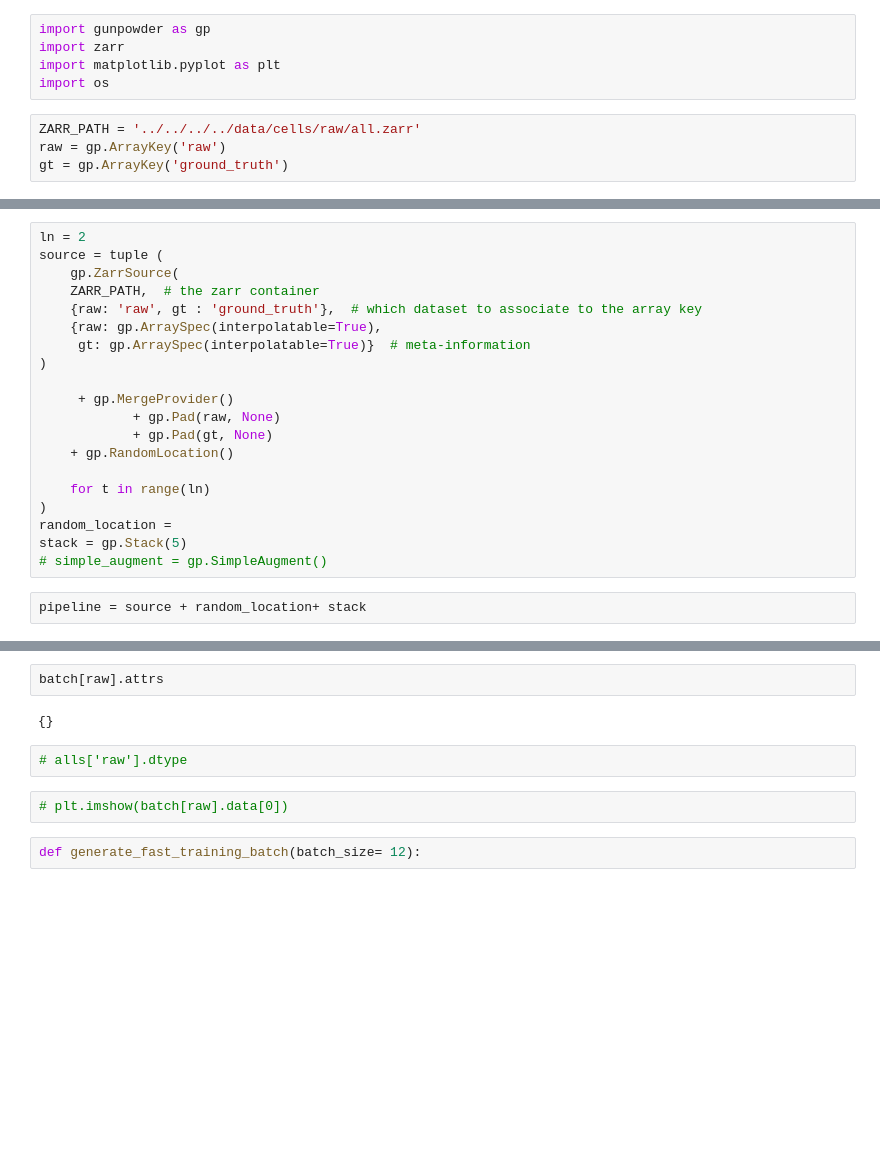
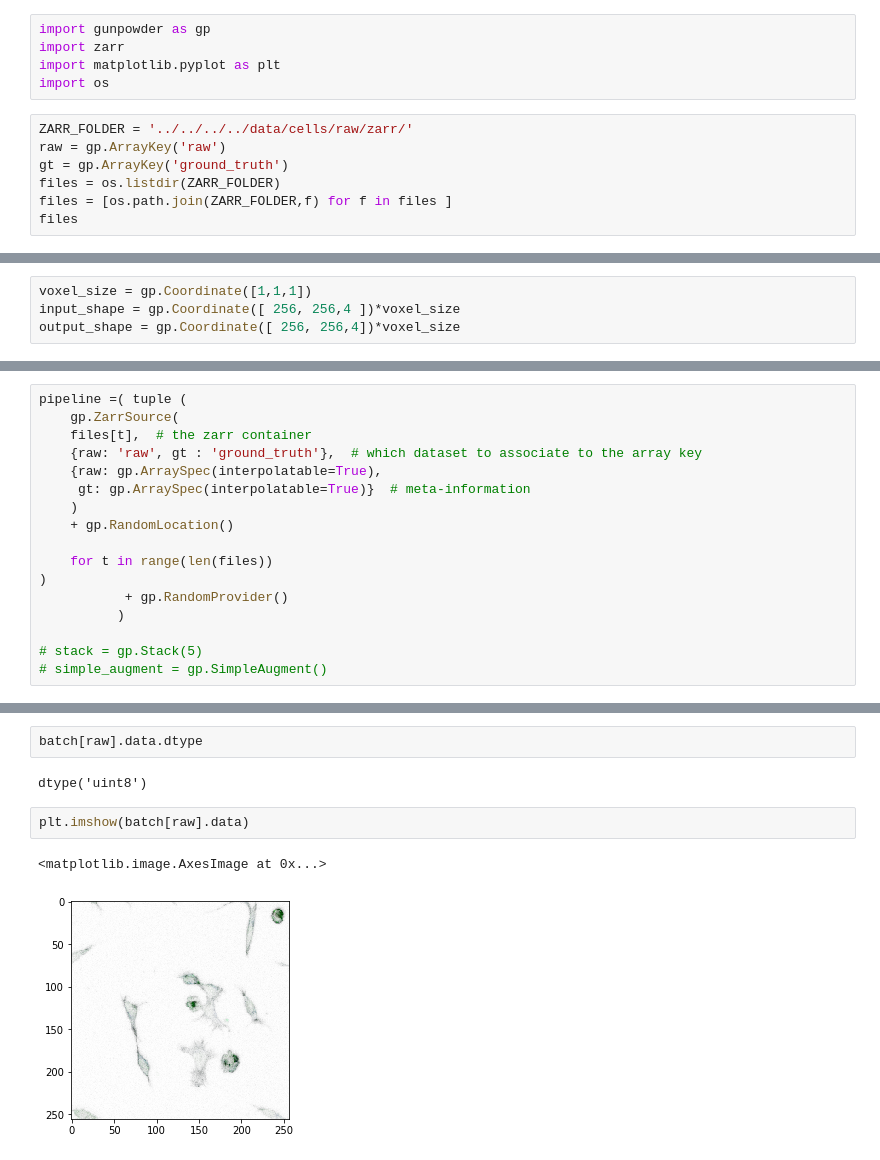
Before and after one commit to PreibischLab/PixelWise_Cell_Classification, a Jupyter notebook: V2/DataPreparation/Manipilate Zarr Using Gunpowder.ipynb, the cells around one changed output, grey strips where cells are left out. Cells and saved outputs as stored; diff of their text form; blank space fills up the shorter version.

Commit message:
train batch generator

```diff
--- a/V2/DataPreparation/Manipilate Zarr Using Gunpowder.ipynb
+++ b/V2/DataPreparation/Manipilate Zarr Using Gunpowder.ipynb
@@ -4,6 +4,9 @@ import zarr
 import matplotlib.pyplot as plt
 import os
 # %%
-ZARR_PATH = '../../../../data/cells/raw/all.zarr'
+ZARR_FOLDER = '../../../../data/cells/raw/zarr/'
 raw = gp.ArrayKey('raw')
 gt = gp.ArrayKey('ground_truth')
+files = os.listdir(ZARR_FOLDER)
+files = [os.path.join(ZARR_FOLDER,f) for f in files ]
+files
@@ -9,0 +18,4 @@ gt = gp.ArrayKey('ground_truth')
+# %%
+voxel_size = gp.Coordinate([1,1,1])
+input_shape = gp.Coordinate([ 256, 256,4 ])*voxel_size
+output_shape = gp.Coordinate([ 256, 256,4])*voxel_size
@@ -10,22 +28,17 @@ gt = gp.ArrayKey('ground_truth')
 # %%
-ln = 2
-source = tuple (
+pipeline =( tuple (
     gp.ZarrSource(
-    ZARR_PATH,  # the zarr container
+    files[t],  # the zarr container
     {raw: 'raw', gt : 'ground_truth'},  # which dataset to associate to the array key
     {raw: gp.ArraySpec(interpolatable=True),
      gt: gp.ArraySpec(interpolatable=True)}  # meta-information
-)
-
-     + gp.MergeProvider()
-            + gp.Pad(raw, None)
-            + gp.Pad(gt, None)
+    )
     + gp.RandomLocation()
 
-    for t in range(ln)
+    for t in range(len(files))
 )
-random_location =
-stack = gp.Stack(5)
+           + gp.RandomProvider()
+          )
+
+# stack = gp.Stack(5)
 # simple_augment = gp.SimpleAugment()
-# %%
-pipeline = source + random_location+ stack
@@ -50,10 +53,9 @@ AssertionError: can only add Coordinate of equal dimensions
 # %%
-batch[raw].attrs
+batch[raw].data.dtype
 # %% [output]
-{}
+dtype('uint8')
-# %%
-# alls['raw'].dtype
 # %%
-# plt.imshow(batch[raw].data[0])
+plt.imshow(batch[raw].data)
+# %% [output]
+<matplotlib.image.AxesImage at 0x...>
+[figure, added]
-# %%
-def generate_fast_training_batch(batch_size= 12):
```
Also changed, not shown: parts of 7 cells of this notebook, 2 other files.
